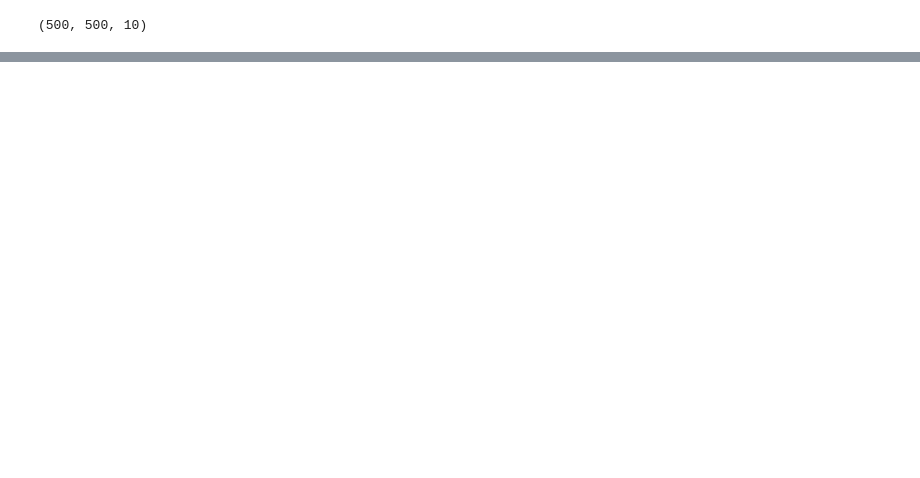
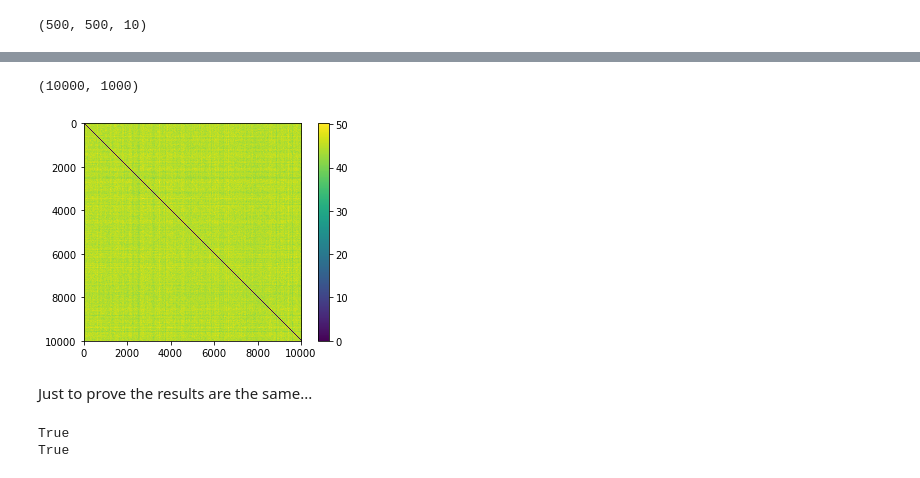
Before and after one commit to vivekhsridhar/vtk_programming, a Jupyter notebook: 6_style_timing.ipynb, the cells around one changed output, grey strips where cells are left out. Saved outputs shown, nothing was run; the diff lists cells and outputs as text; code cells hidden in the pictures; blank space fills up the shorter version.

```diff
--- a/6_style_timing.ipynb
+++ b/6_style_timing.ipynb
@@ -113,0 +182,7 @@ Figuring out the right complexity for your algorithm is something you as a progr
+# %%
+n = 10000
+d = 1000
+X = np.random.normal(size=(n, d))
+print(X.shape)
+# %% [output]
+(10000, 1000)
@@ -113,0 +195,22 @@ Figuring out the right complexity for your algorithm is something you as a progr
+# %%
+import jakes_secret_module as jake
+
+D = jake.pairwise_distances(X)
+
+plt.imshow(D)
+plt.colorbar()
+plt.show()
+# %% [output]
+[figure, added]
+# %% [markdown]
+Just to prove the results are the same...
+# %%
+n = 100
+d = 10
+X = np.random.normal(size=(n, d))
+
+print(np.allclose(jake.pairwise_distances(X), loop_pairwise_distances(X)))
+print(np.allclose(jake.pairwise_distances(X), vectorized_pairwise_distances(X)))
+# %% [output]
+True
+True
```
Also changed, not shown: parts of 30 cells of this notebook, 1 other file.
